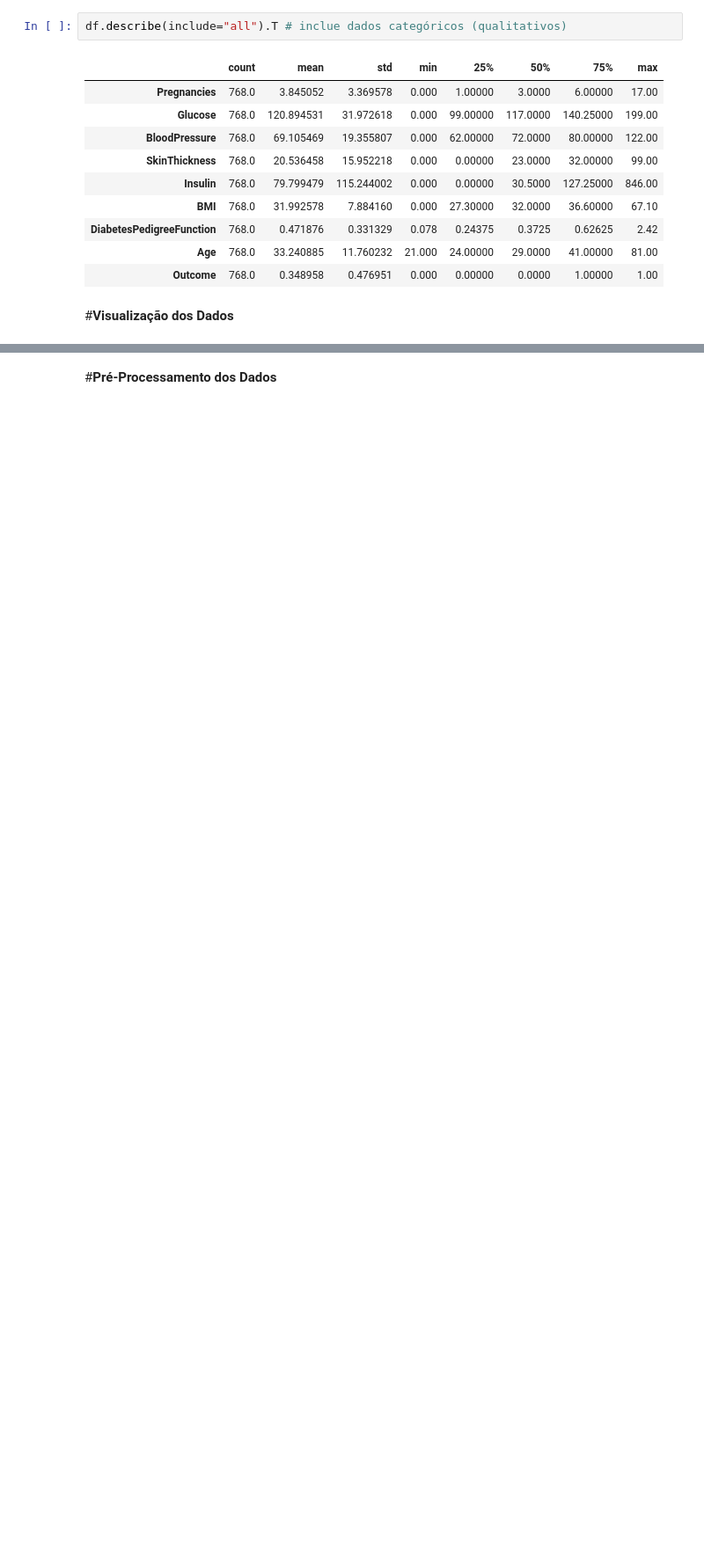
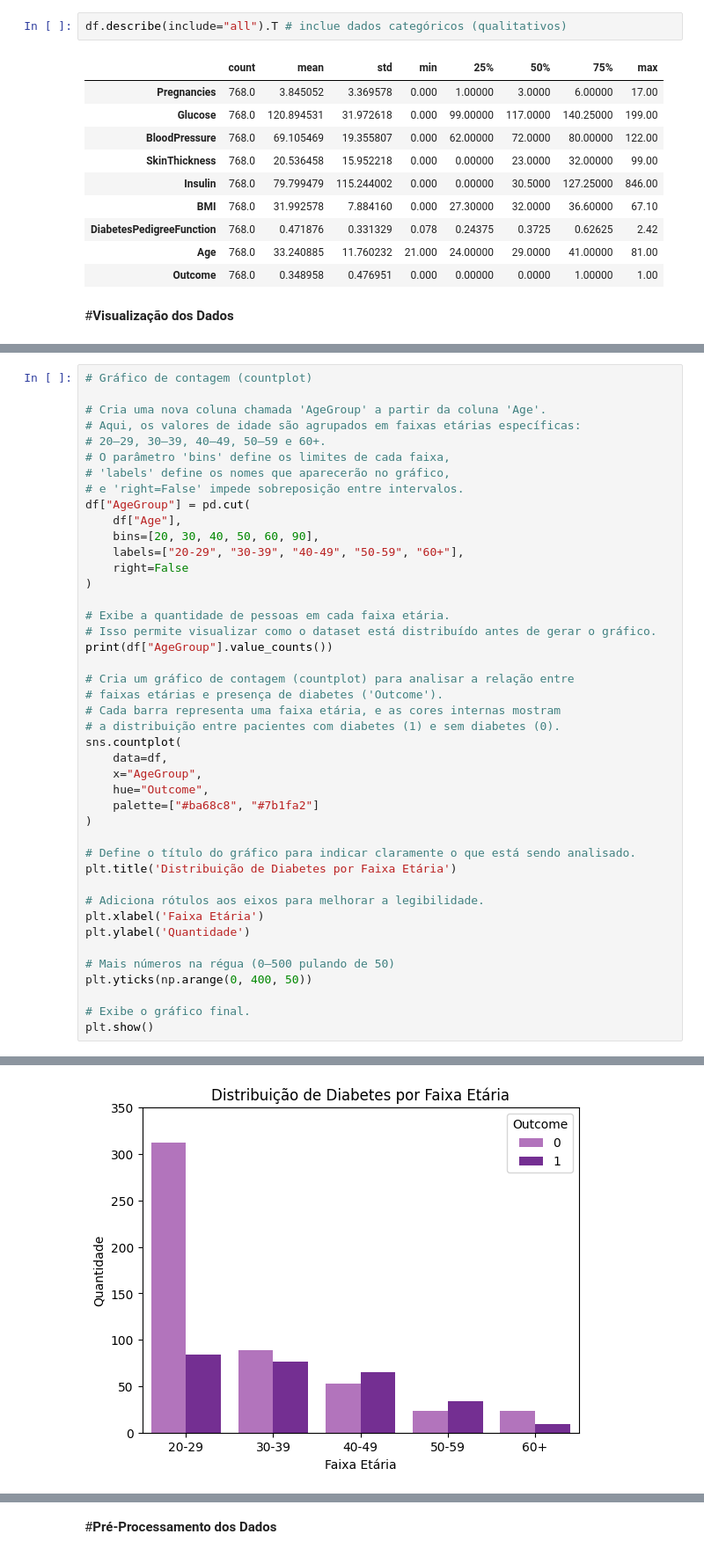
Before and after one commit to camilamenezzzes/Analise-Dataset-Pima, a Jupyter notebook: Análise_do_Dataset_Pima.ipynb, the cells around one changed output, grey strips where cells are left out. Shown: that part at 88% size. Cells and saved outputs as stored; diff of their text form; blank space fills up the shorter version.

```diff
--- a/Análise_do_Dataset_Pima.ipynb
+++ b/Análise_do_Dataset_Pima.ipynb
@@ -203,0 +166,44 @@ KeyError: 'failures'
+# %%
+# Gráfico de contagem (countplot)
+
+# Cria uma nova coluna chamada 'AgeGroup' a partir da coluna 'Age'.
+# Aqui, os valores de idade são agrupados em faixas etárias específicas:
+# 20–29, 30–39, 40–49, 50–59 e 60+.
+# O parâmetro 'bins' define os limites de cada faixa,
+# 'labels' define os nomes que aparecerão no gráfico,
+# e 'right=False' impede sobreposição entre intervalos.
+df["AgeGroup"] = pd.cut(
+    df["Age"],
+    bins=[20, 30, 40, 50, 60, 90],
+    labels=["20-29", "30-39", "40-49", "50-59", "60+"],
+    right=False
+)
+
+# Exibe a quantidade de pessoas em cada faixa etária.
+# Isso permite visualizar como o dataset está distribuído antes de gerar o gráfico.
+print(df["AgeGroup"].value_counts())
+
+# Cria um gráfico de contagem (countplot) para analisar a relação entre
+# faixas etárias e presença de diabetes ('Outcome').
+# Cada barra representa uma faixa etária, e as cores internas mostram
+# a distribuição entre pacientes com diabetes (1) e sem diabetes (0).
+sns.countplot(
+    data=df,
+    x="AgeGroup",
+    hue="Outcome",
+    palette=["#ba68c8", "#7b1fa2"]
+)
+
+# Define o título do gráfico para indicar claramente o que está sendo analisado.
+plt.title('Distribuição de Diabetes por Faixa Etária')
+
+# Adiciona rótulos aos eixos para melhorar a legibilidade.
+plt.xlabel('Faixa Etária')
+plt.ylabel('Quantidade')
+
+# Mais números na régua (0–500 pulando de 50)
+plt.yticks(np.arange(0, 400, 50))
+
+# Exibe o gráfico final.
+plt.show()
+# %% [output]
@@ -203,0 +217 @@ KeyError: 'failures'
+[figure, added]
```
Also changed, not shown: parts of 6 cells of this notebook.
